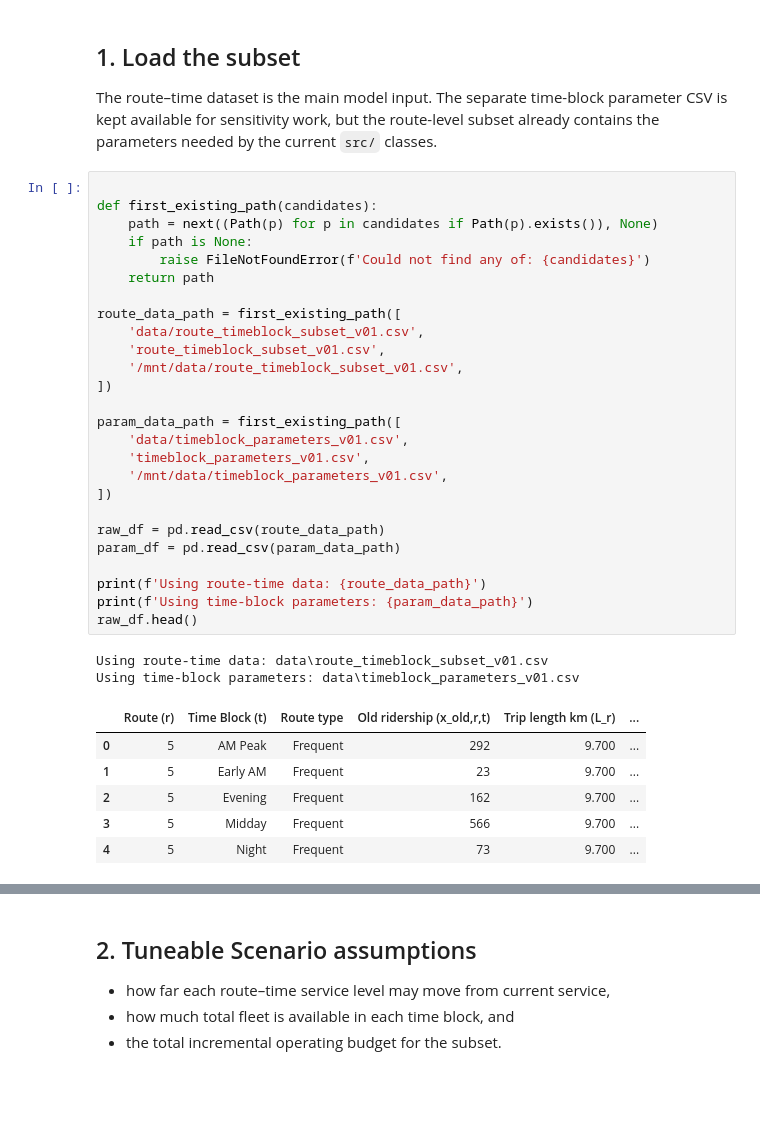
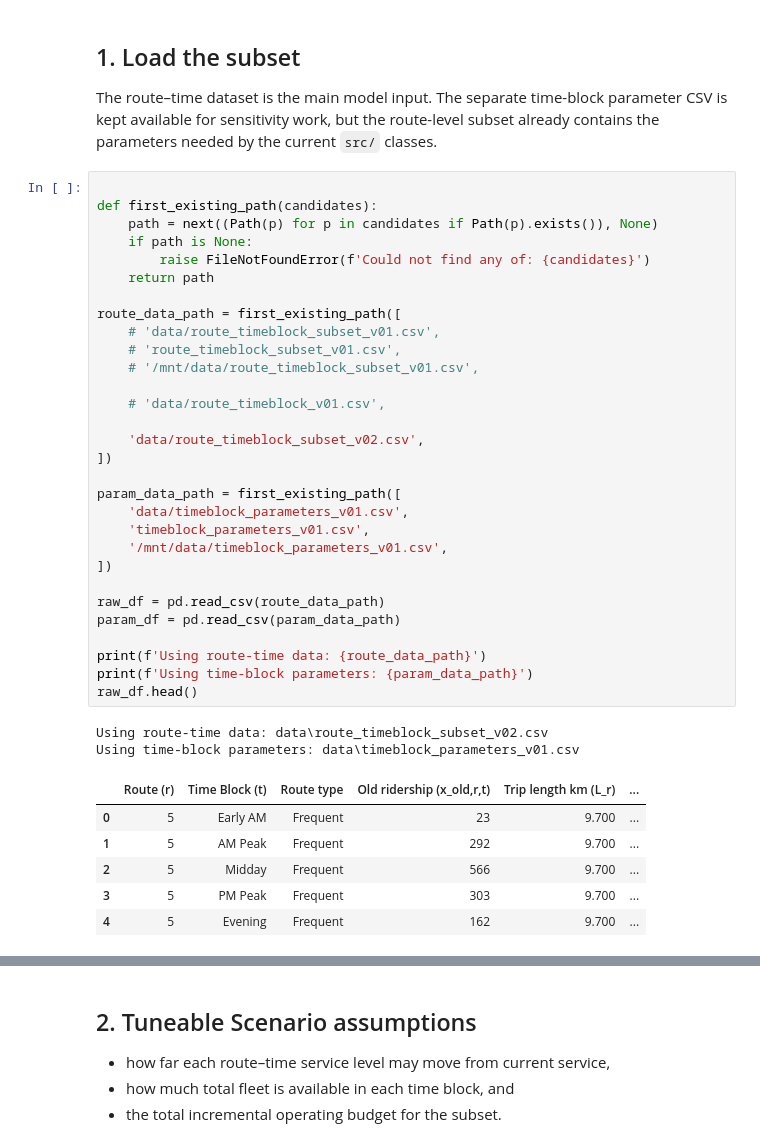
Before and after one commit to joemcconkey/oc-transpo-benefit-optimization, a Jupyter notebook: optimizer_r04_linearized.ipynb, the cells around one changed output, grey strips where cells are left out. Cells and saved outputs as stored; diff of their text form; blank space fills up the shorter version.

```diff
--- a/optimizer_r04_linearized.ipynb
+++ b/optimizer_r04_linearized.ipynb
@@ -69,36 +69,40 @@ The route–time dataset is the main model input. The separate time-block parame
 # %%
 
 def first_existing_path(candidates):
     path = next((Path(p) for p in candidates if Path(p).exists()), None)
     if path is None:
         raise FileNotFoundError(f'Could not find any of: {candidates}')
     return path
 
 route_data_path = first_existing_path([
-    'data/route_timeblock_subset_v01.csv',
-    'route_timeblock_subset_v01.csv',
-    '/mnt/data/route_timeblock_subset_v01.csv',
+    # 'data/route_timeblock_subset_v01.csv',
+    # 'route_timeblock_subset_v01.csv',
+    # '/mnt/data/route_timeblock_subset_v01.csv',
+
+    # 'data/route_timeblock_v01.csv',
+
+    'data/route_timeblock_subset_v02.csv',
 ])
 
 param_data_path = first_existing_path([
     'data/timeblock_parameters_v01.csv',
     'timeblock_parameters_v01.csv',
     '/mnt/data/timeblock_parameters_v01.csv',
 ])
 
 raw_df = pd.read_csv(route_data_path)
 param_df = pd.read_csv(param_data_path)
 
 print(f'Using route-time data: {route_data_path}')
 print(f'Using time-block parameters: {param_data_path}')
 raw_df.head()
 # %% [output]
-Using route-time data: data\route_timeblock_subset_v01.csv
+Using route-time data: data\route_timeblock_subset_v02.csv
 Using time-block parameters: data\timeblock_parameters_v01.csv
 |  | Route (r) | Time Block (t) | Route type | Old ridership (x_old,r,t) | Trip length km (L_r) | ... |
-| 0 | 5 | AM Peak | Frequent | 292 | 9.700 | ... |
-| 1 | 5 | Early AM | Frequent | 23 | 9.700 | ... |
-| 2 | 5 | Evening | Frequent | 162 | 9.700 | ... |
-| 3 | 5 | Midday | Frequent | 566 | 9.700 | ... |
-| 4 | 5 | Night | Frequent | 73 | 9.700 | ... |
+| 0 | 5 | Early AM | Frequent | 23 | 9.700 | ... |
+| 1 | 5 | AM Peak | Frequent | 292 | 9.700 | ... |
+| 2 | 5 | Midday | Frequent | 566 | 9.700 | ... |
+| 3 | 5 | PM Peak | Frequent | 303 | 9.700 | ... |
+| 4 | 5 | Evening | Frequent | 162 | 9.700 | ... |
 # %%
```
Also changed, not shown: parts of 10 cells of this notebook, 1 other file.
